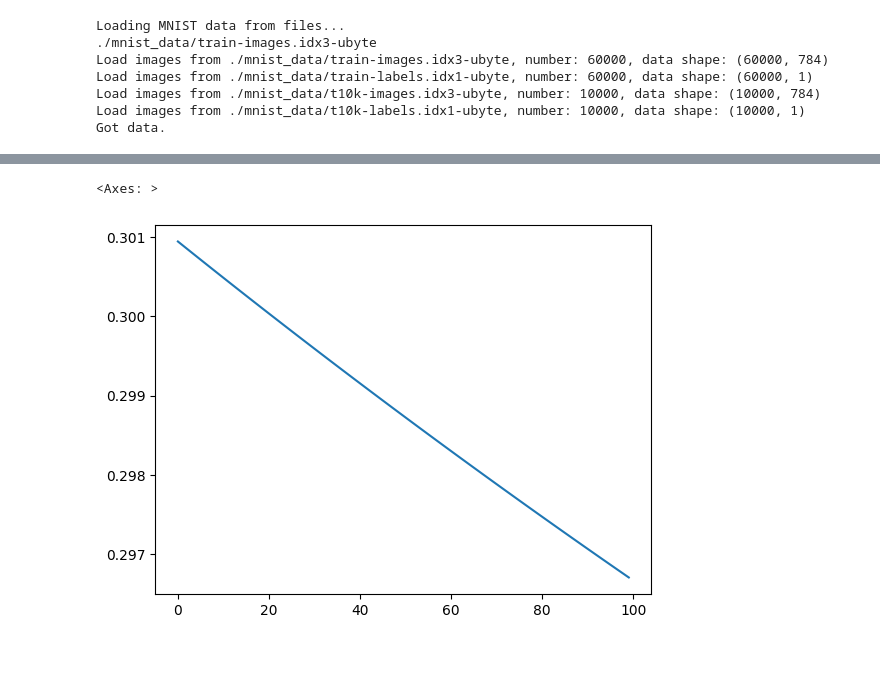
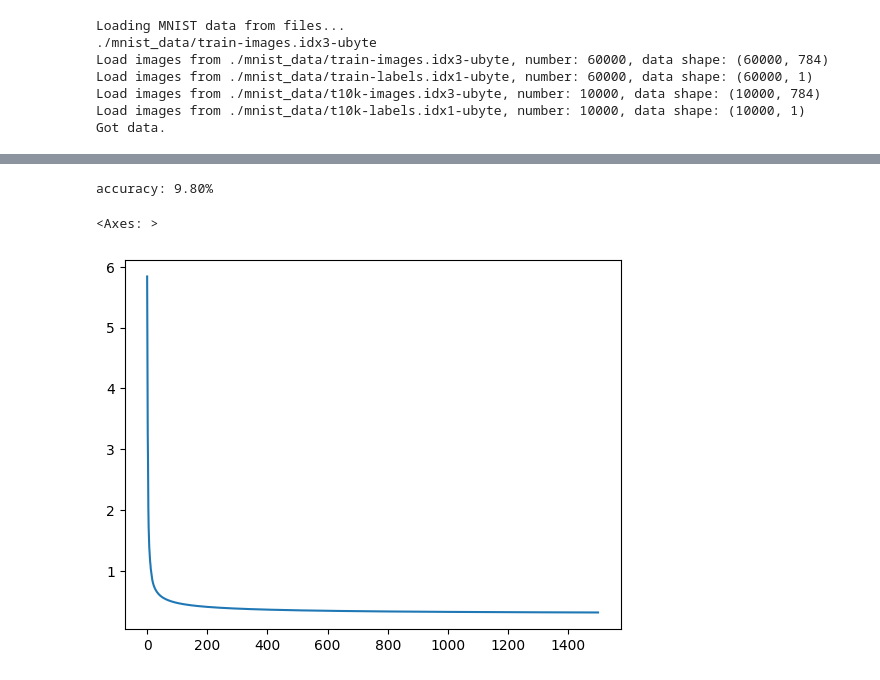
Before and after one commit to X-yang03/machine-learning, a Jupyter notebook: ex1/test.ipynb, the cells around one changed output, grey strips where cells are left out. Cells and saved outputs as stored; diff of their text form; code cells hidden in the pictures.

```diff
--- a/ex1/test.ipynb
+++ b/ex1/test.ipynb
@@ -45,4 +33,4 @@ train_labels.shape
 # %%
 train_set = train_images.astype(float)
 # %%
-iters = 1000
+iters = 1500
@@ -61,7 +45,14 @@ accuracy: 9.52%
-# %%
-loss,theta = train(train_images, train_labels, k, iters*2, alpha)
+# %%
+test_set = test_images
+test_set[test_set<=100] = 0
+test_set[test_set>100] = 1
+y_predict = predict(test_set, theta)
+accuracy  = cal_accuracy(y_predict, test_labels)
+print("accuracy: {:.2%}".format(accuracy))
+# %% [output]
+accuracy: 9.80%
 # %%
-sns.lineplot(loss[-100:])
+sns.lineplot(loss)
 # %% [output]
 <Axes: >
-[figure, old version]
+[figure, new version]
```
Also changed, not shown: parts of 8 cells of this notebook, 7 other files.
